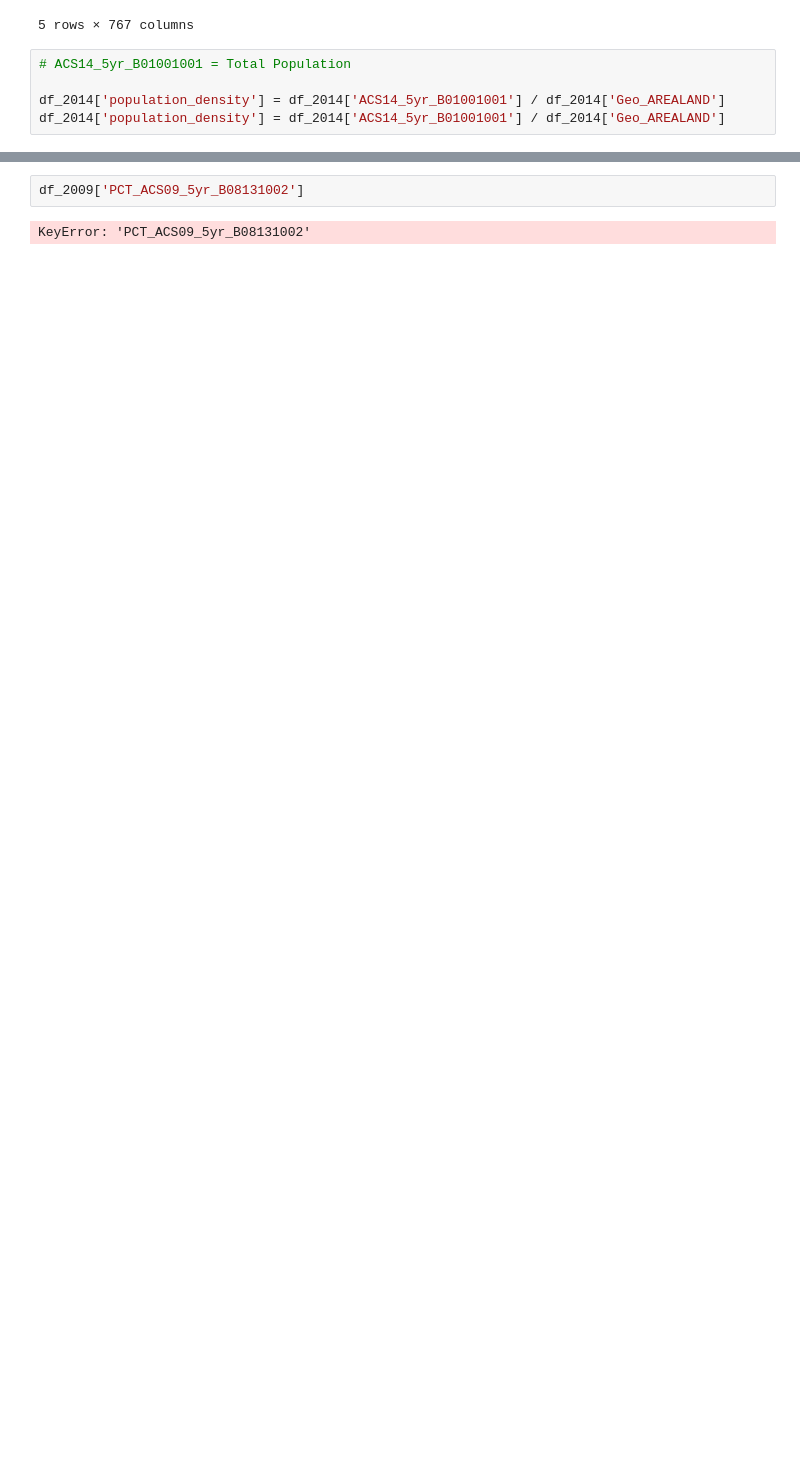
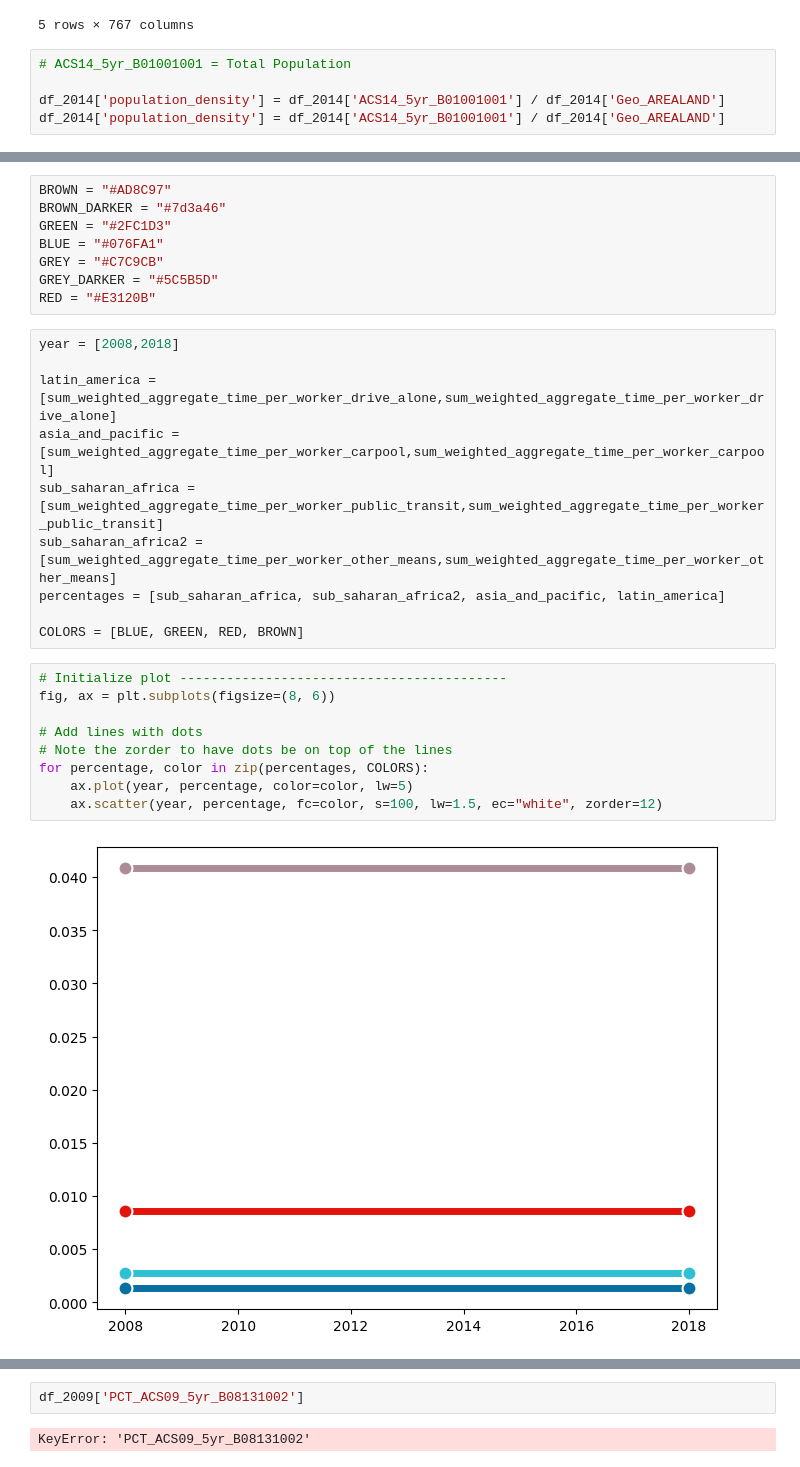
Before and after one commit to Fractate/us_transport_analysis, a Jupyter notebook: us_transport_analysis.ipynb, the cells around one changed output, grey strips where cells are left out. Saved outputs shown, nothing was run; the diff lists cells and outputs as text; blank space fills up the shorter version.

```diff
--- a/us_transport_analysis.ipynb
+++ b/us_transport_analysis.ipynb
@@ -59 +133,30 @@ df_2009['ACS09_5yr_B01001001']
+# %%
+BROWN = "#AD8C97"
+BROWN_DARKER = "#7d3a46"
+GREEN = "#2FC1D3"
+BLUE = "#076FA1"
+GREY = "#C7C9CB"
+GREY_DARKER = "#5C5B5D"
+RED = "#E3120B"
+# %%
+year = [2008,2018]
+
+latin_america = [sum_weighted_aggregate_time_per_worker_drive_alone,sum_weighted_aggregate_time_per_worker_drive_alone]
+asia_and_pacific = [sum_weighted_aggregate_time_per_worker_carpool,sum_weighted_aggregate_time_per_worker_carpool]
+sub_saharan_africa = [sum_weighted_aggregate_time_per_worker_public_transit,sum_weighted_aggregate_time_per_worker_public_transit]
+sub_saharan_africa2 = [sum_weighted_aggregate_time_per_worker_other_means,sum_weighted_aggregate_time_per_worker_other_means]
+percentages = [sub_saharan_africa, sub_saharan_africa2, asia_and_pacific, latin_america]
+
+COLORS = [BLUE, GREEN, RED, BROWN]
+# %%
+# Initialize plot ------------------------------------------
+fig, ax = plt.subplots(figsize=(8, 6))
+
+# Add lines with dots
+# Note the zorder to have dots be on top of the lines
+for percentage, color in zip(percentages, COLORS):
+    ax.plot(year, percentage, color=color, lw=5)
+    ax.scatter(year, percentage, fc=color, s=100, lw=1.5, ec="white", zorder=12)
+# %% [output]
+[figure, added]
 # %%
```
Also changed, not shown: parts of 3 cells of this notebook.
